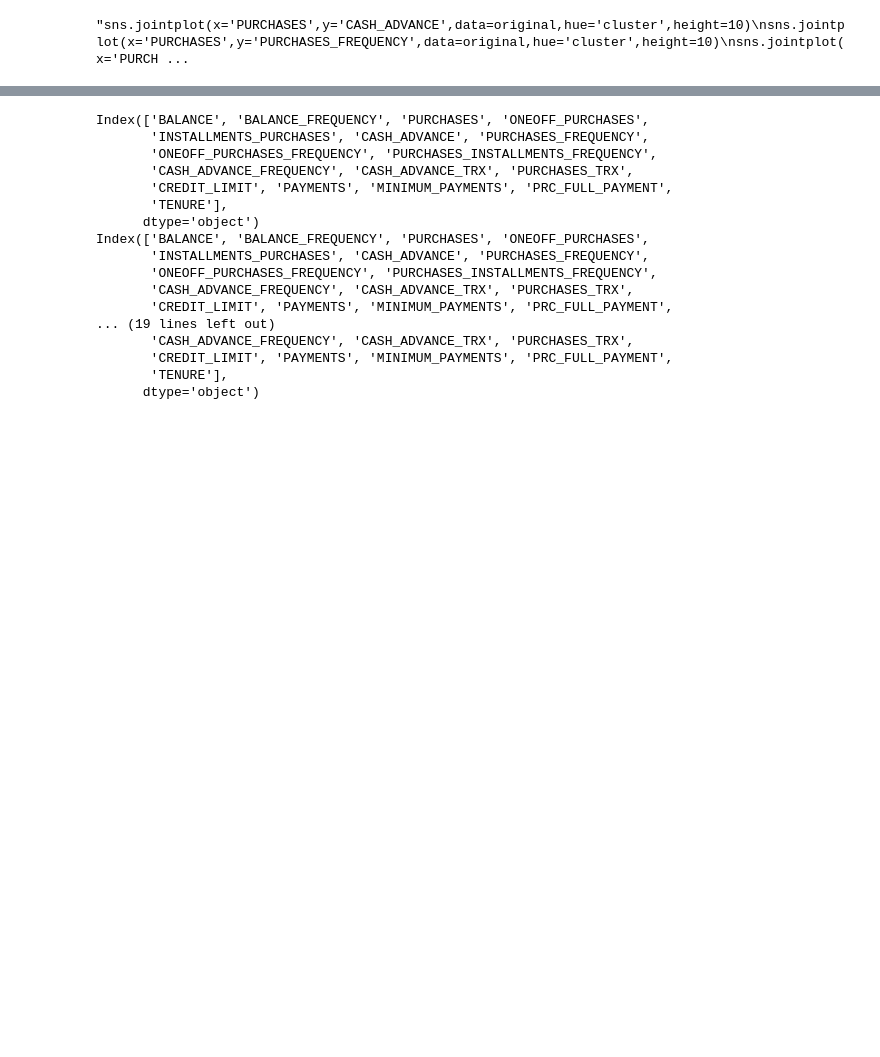
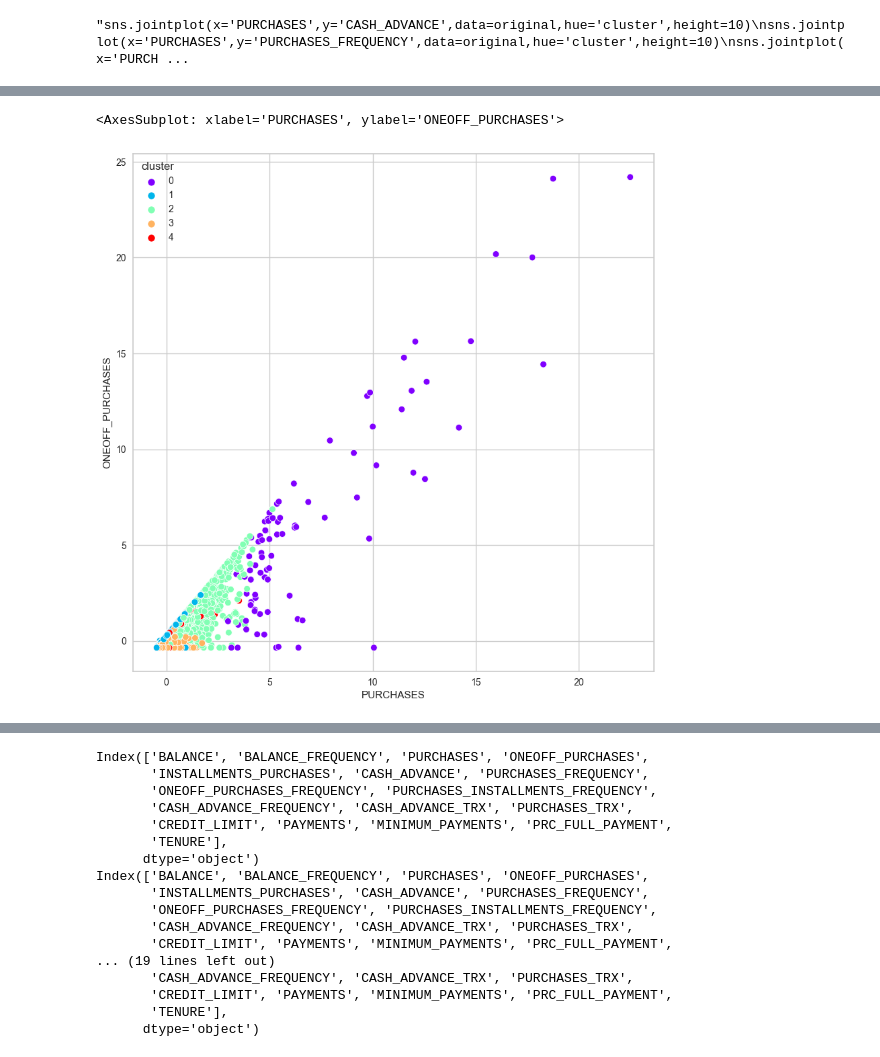
Before and after one commit to Enzo-hmdy/Tp3_Machine_learning_UQAC, a Jupyter notebook: clustering.ipynb, the cells around one changed output, grey strips where cells are left out. Cells and saved outputs as stored; diff of their text form; code cells hidden in the pictures; blank space fills up the shorter version.

```diff
--- a/clustering.ipynb
+++ b/clustering.ipynb
@@ -273,0 +274,6 @@ sns.scatterplot(x='PURCHASES',y='BALANCE',data=original,hue='cluster',palette='r
+# %%
+plt.figure(figsize=(10,10))
+sns.scatterplot(x='PURCHASES',y='ONEOFF_PURCHASES',data=original,hue='cluster',palette='rainbow')
+# %% [output]
+<AxesSubplot: xlabel='PURCHASES', ylabel='ONEOFF_PURCHASES'>
+[figure, added]
```
Also changed, not shown: parts of 9 cells of this notebook, 1 other file.
